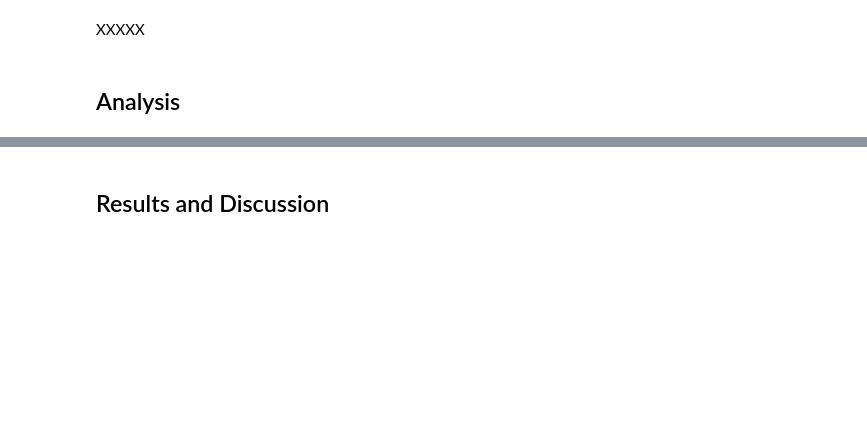
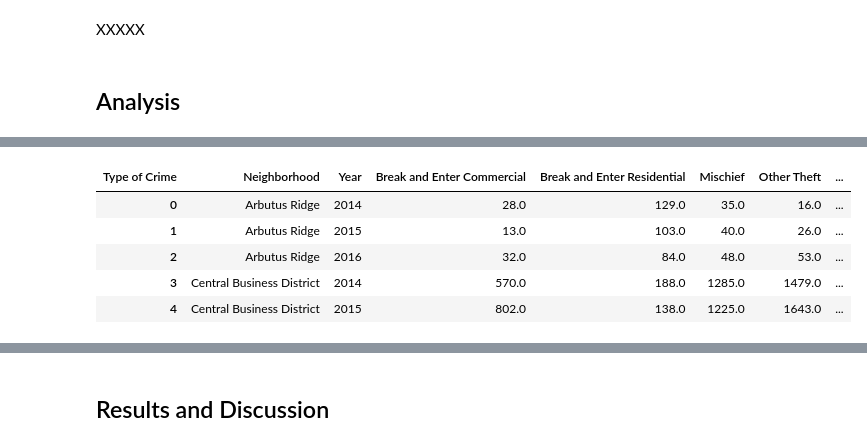
Before and after one commit to carlosalbertopgo/Coursera_Capstone, a Jupyter notebook: Capstone_Project_Notebook.ipynb, the cells around one changed output, grey strips where cells are left out. Saved outputs shown, nothing was run; the diff lists cells and outputs as text; code cells hidden in the pictures; blank space fills up the shorter version.

```diff
--- a/Capstone_Project_Notebook.ipynb
+++ b/Capstone_Project_Notebook.ipynb
@@ -481,0 +498,17 @@ XXXXX
+# %%
+# Creating pivot table (columns per type of crime):
+crime_pivot = crime_per_hood_type.pivot(columns='Type of Crime',index=['Neighborhood','Year'],values='Crime Count').reset_index()
+crime_pivot.fillna(value=0, inplace=True)
+# Changing some type of crime names for shorter names:
+crime_pivot.rename(columns={'Break and Enter Residential/Other':'Break and Enter Residential',
+                           'Vehicle Collision or Pedestrian Struck (with Fatality)':'Fatal Car/Pedestrian Accident',
+                           'Vehicle Collision or Pedestrian Struck (with Injury)':'Minor Car/Pedestrian Accident'},
+                   inplace=True)
+crime_pivot.head()
+# %% [output]
+| Type of Crime | Neighborhood | Year | Break and Enter Commercial | Break and Enter Residential | Mischief | Other Theft | ... |
+| 0 | Arbutus Ridge | 2014 | 28.0 | 129.0 | 35.0 | 16.0 | ... |
+| 1 | Arbutus Ridge | 2015 | 13.0 | 103.0 | 40.0 | 26.0 | ... |
+| 2 | Arbutus Ridge | 2016 | 32.0 | 84.0 | 48.0 | 53.0 | ... |
+| 3 | Central Business District | 2014 | 570.0 | 188.0 | 1285.0 | 1479.0 | ... |
+| 4 | Central Business District | 2015 | 802.0 | 138.0 | 1225.0 | 1643.0 | ... |
```
Also changed, not shown: parts of 18 cells of this notebook.
